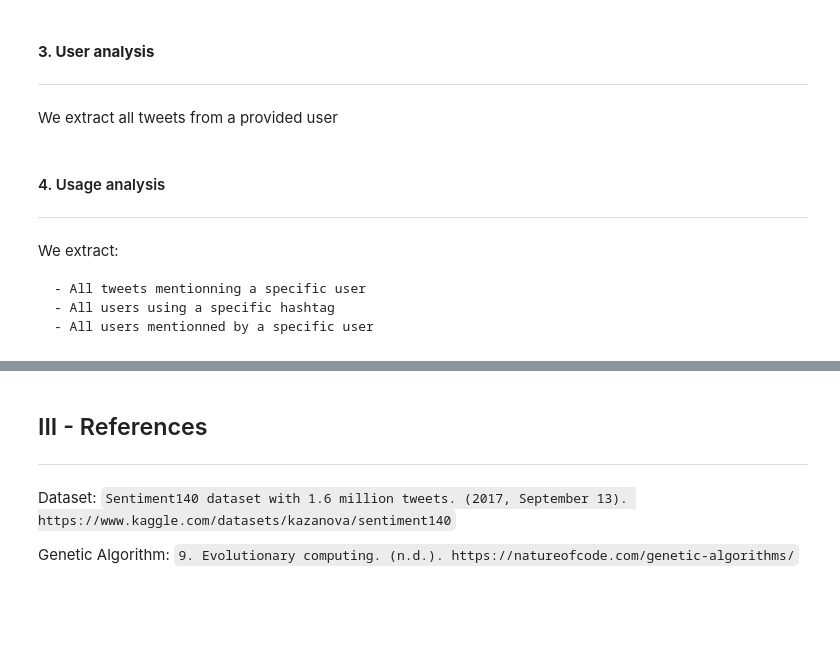
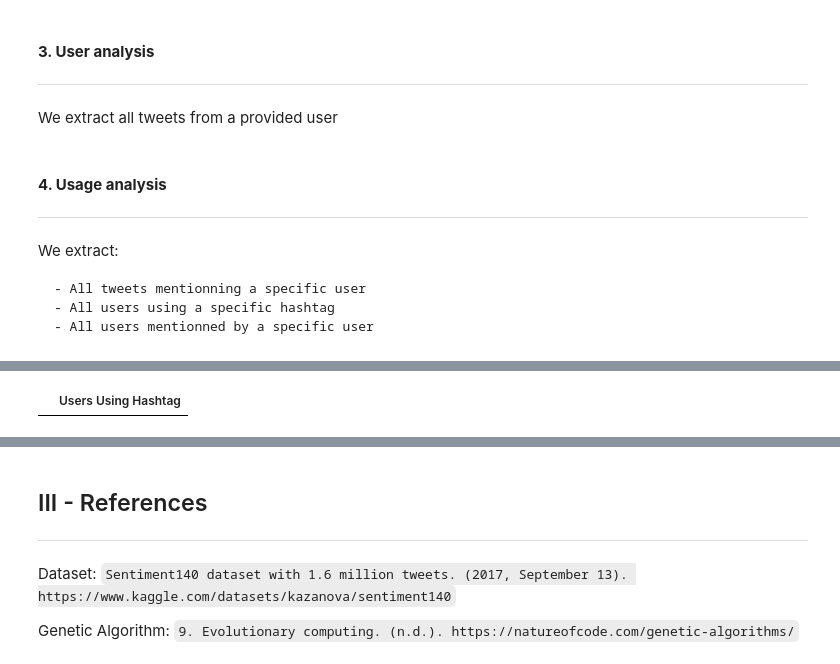
Before and after one commit to Egeyae/InPoDA-project-in304, a Jupyter notebook: InPoDA_CompteRendu.ipynb, the cells around one changed output, grey strips where cells are left out. Cells and saved outputs as stored; diff of their text form; code cells hidden in the pictures; blank space fills up the shorter version.

```diff
--- a/InPoDA_CompteRendu.ipynb
+++ b/InPoDA_CompteRendu.ipynb
@@ -277,5 +310,5 @@ user = ""
 # %% [markdown]
-#### 4. Usage analysis
+#### **4. Usage analysis**
 ---
 
 We extract:
@@ -289,3 +324,6 @@ user = ""
 # %%
 # All users using a hashtag
-hashtag = ""
+hashtag = pipeline.get_all_hashtags().loc[0]
+
+pipeline.all_users_using_hashtag(hashtag)
+# %% [output]
@@ -292 +333,2 @@ hashtag = ""
+|  | Users Using Hashtag |
 # %%
```
Also changed, not shown: parts of 25 cells of this notebook, 2 other files.
